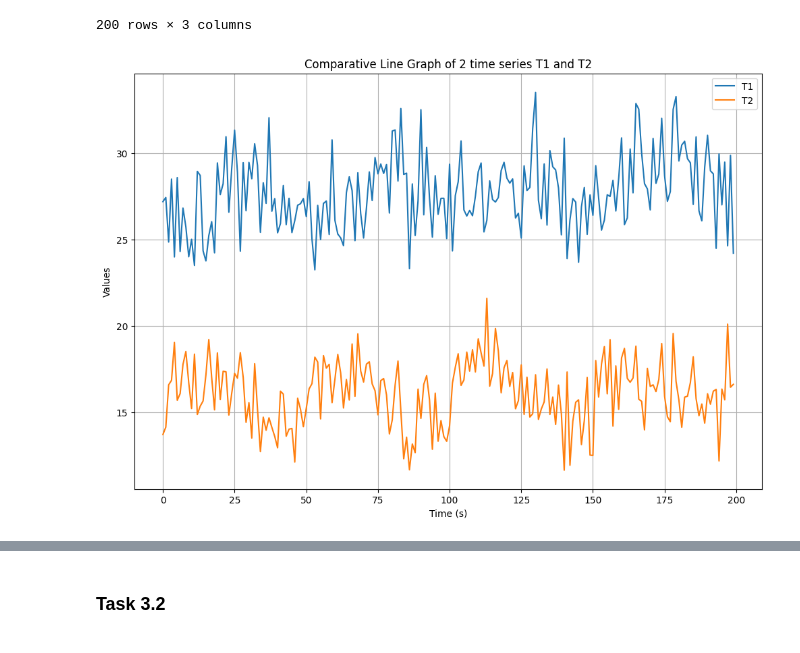
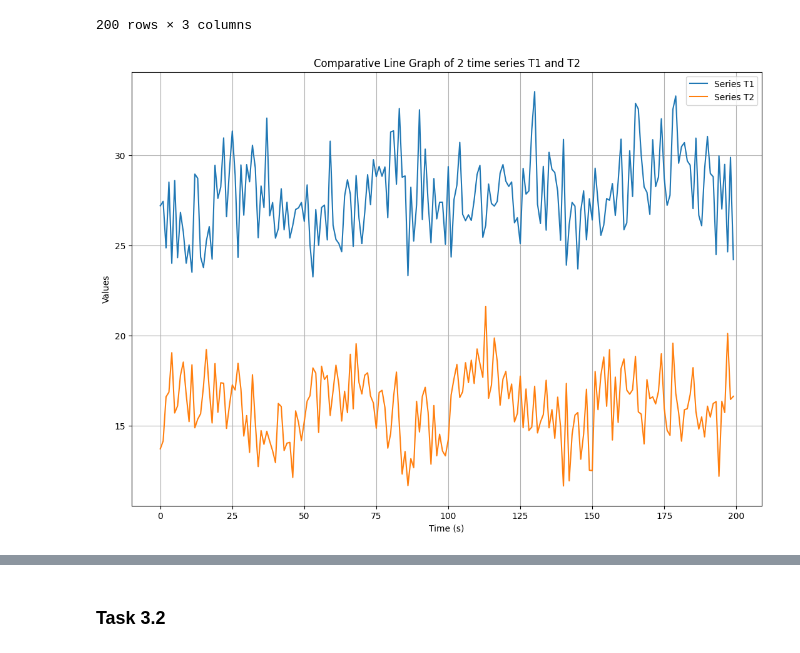
Before and after one commit to mpn1008/RM_assignments, a Jupyter notebook: RM_A03_Group_B/RM_A03_Group.ipynb, the cells around one changed output, grey strips where cells are left out. Cells and saved outputs as stored; diff of their text form; code cells hidden in the pictures.

```diff
--- a/RM_A03_Group_B/RM_A03_Group.ipynb
+++ b/RM_A03_Group_B/RM_A03_Group.ipynb
@@ -116,6 +115,7 @@ from scipy.signal import savgol_filter
 ### TASK 3.1
 # %%
 # Load data from file
+plt.rcParams['figure.figsize'] = [13,9]
 df = pd.read_csv("data/A03_data.csv", header = 1)
 df.columns = ['Time', 'T1', 'T2']
 print("\nNumber of columns in the DataFrame:", len(df.columns))
@@ -138,18 +138,18 @@ Number of columns in the DataFrame: 3
 200 rows × 3 columns
 # %%
 
-plt.figure(figsize=(12, 8))
+# plt.figure(figsize=(12, 8))
 plt.title('Comparative Line Graph of 2 time series T1 and T2')
 plt.xlabel('Time (s)')
 plt.ylabel('Values')
 plt.plot(df['T1'], label='Series T1')
 plt.plot(df['T2'], label='Series T2')
 
 plt.legend()
 plt.grid()
 plt.show()
 # %% [output]
-[figure, old version]
+[figure, new version]
 # %% [markdown]
 | No. | Hypothesis                                                                                     | Notes                                     |
 |----------|-----------------------------------------------------------------------|----------------------------------------------------------------------|
```
Also changed, not shown: parts of 13 cells of this notebook.
